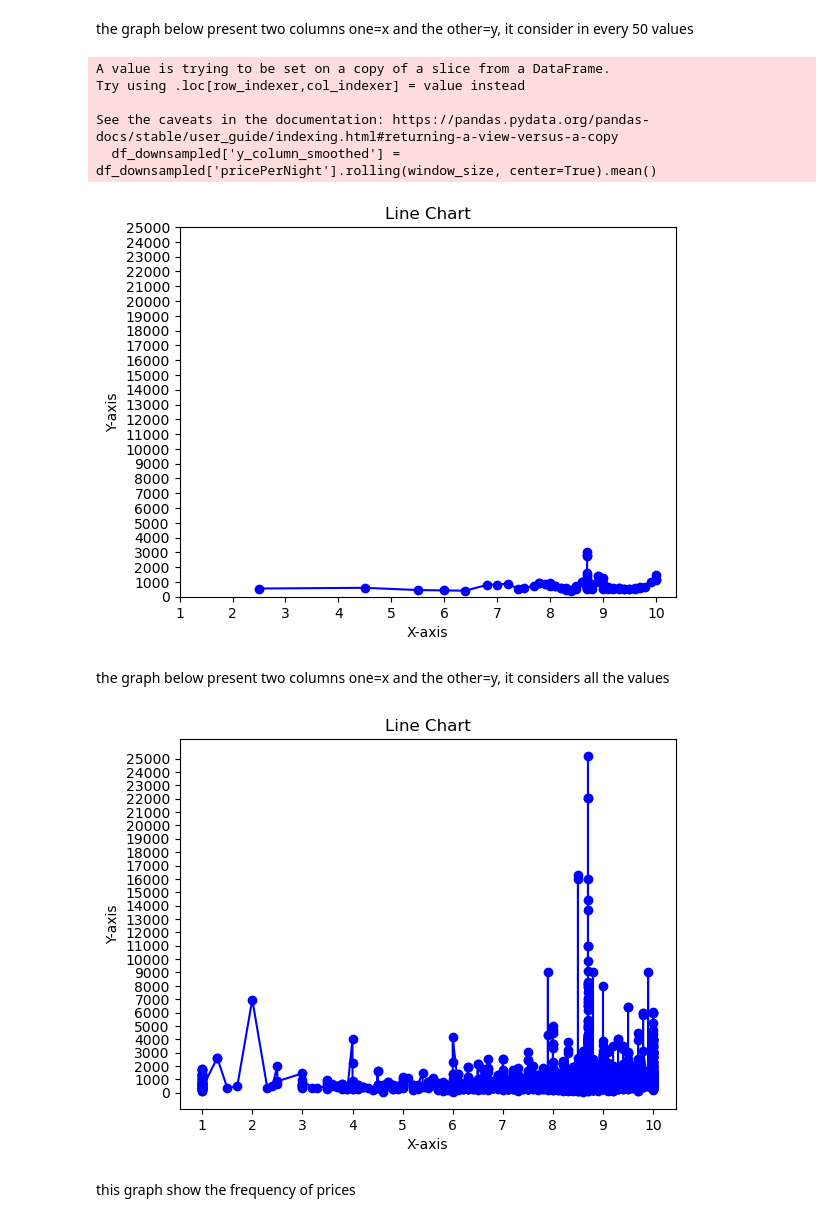
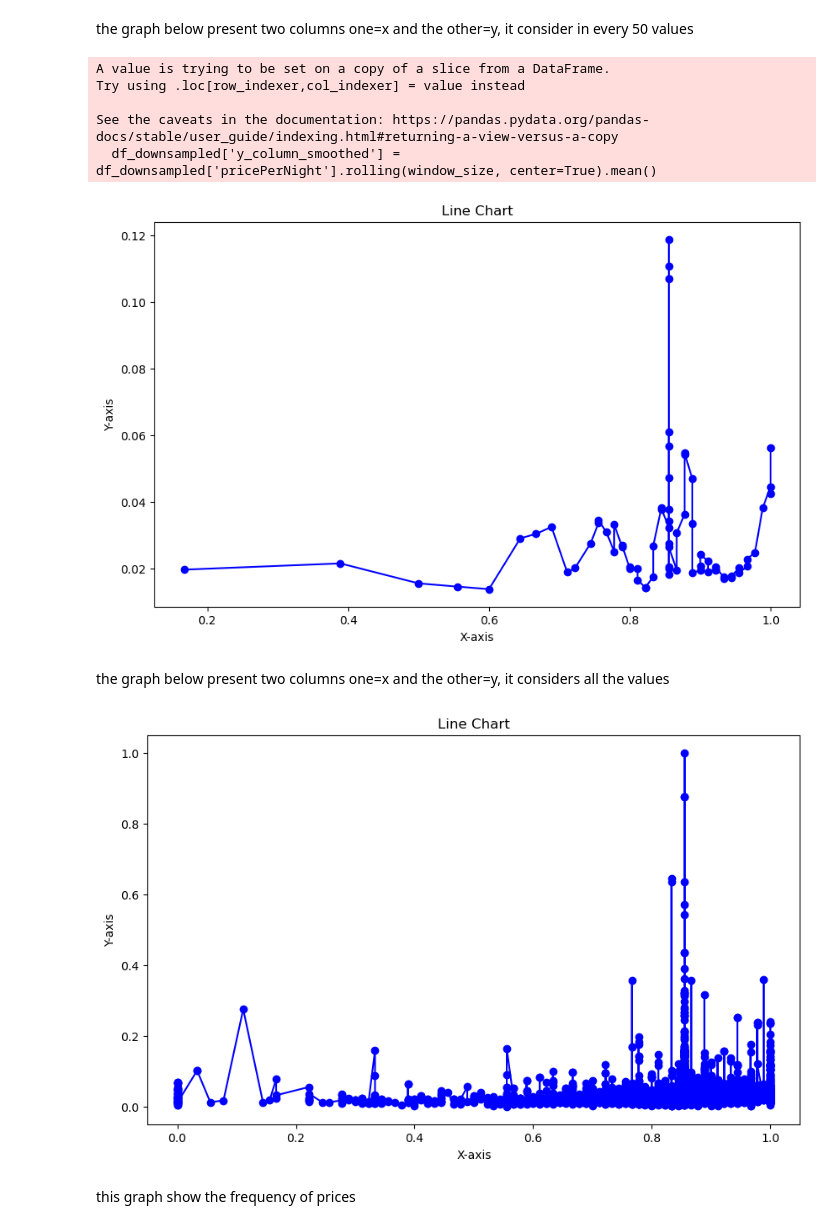
Before and after one commit to yarin-cohen02/dataScienceProject, a Jupyter notebook: project.ipynb, the cells around one changed output. Saved outputs shown, nothing was run; the diff lists cells and outputs as text; code cells hidden in the pictures.

```diff
--- a/project.ipynb
+++ b/project.ipynb
@@ -556,7 +560,7 @@ def getCityID(cityName):
     }
 
     # Send GET request to the API
-    time.sleep(1)
+    time.sleep(1.5)
     response = requests.get(url, headers=headers, params=params)
 
     # Check if the request was successful
@@ -584,7 +588,7 @@ def getCityDistance(cityID):
         print()
         return cityID
 
-    time.sleep(1)
+    time.sleep(1.5)
     url = "https://wft-geo-db.p.rapidapi.com/v1/geo/cities/54067/distance"
 
     querystring = {"fromCityId":"54067","distanceUnit":"km","toCityId":cityID}
@@ -667,0 +642,2 @@ Error: 429
+# %%
+cities = addDisTlvCol(cities)
@@ -732,0 +703,5 @@ Max Value:  [1. 1. 1. 1.]
+# %%
+columnsToScale = ["pricePerNight", "scoreGeneral", "scoreValueForMoney", "scoreLocation", "scoreClean"]
+scaler = MinMaxScaler(feature_range=(0, 1))
+
+df[columnsToScale] = scaler.fit_transform(df[columnsToScale])
@@ -745,37 +736,37 @@ the graph below present two columns one=x and the other=y, it consider in every
 df1 = df.copy()
 # Sort the dataframe based on the x-column values
 df1 = df.sort_values('scoreGeneral')
 
 # Downsample the data by selecting every nth data point
 n = 50  # Adjust the value of n as needed #means that every n  data point will be selected for plotting, while the others will be skipped
 df_downsampled = df1.iloc[::n]
 
 # Apply a moving average to smooth the y-column values
 window_size = 3  # Adjust the window size as needed
 df_downsampled['y_column_smoothed'] = df_downsampled['pricePerNight'].rolling(window_size, center=True).mean()
 
 # Plot the downsampled and smoothed data
 plt.plot(df_downsampled['scoreGeneral'], df_downsampled['y_column_smoothed'], marker='o', linestyle='-', color='blue')
 
 # Adding labels and title
 plt.xlabel('X-axis')
 plt.ylabel('Y-axis')
 plt.title('Line Chart')
 
 
-plt.xticks(range(1, 11))  # Set x-axis labels from 1 to 10
-# plt.yticks(range(1, 11))  # Set y-axis labels from 1 to 10
-plt.yticks(range(0, 25001, 1000))  # Set y-axis labels from 0 to 2500 in jumps of 500
+# plt.xticks(range(1, 11))  # Set x-axis labels from 1 to 10
+# # plt.yticks(range(1, 11))  # Set y-axis labels from 1 to 10
+# plt.yticks(range(0, 25001, 1000))  # Set y-axis labels from 0 to 2500 in jumps of 500
 
 # Displaying the plot
 plt.show()
 # %% [output]
 A value is trying to be set on a copy of a slice from a DataFrame.
 Try using .loc[row_indexer,col_indexer] = value instead
 
 See the caveats in the documentation: https://pandas.pydata.org/pandas-docs/stable/user_guide/indexing.html#returning-a-view-versus-a-copy
   df_downsampled['y_column_smoothed'] = df_downsampled['pricePerNight'].rolling(window_size, center=True).mean()
-[figure, old version]
+[figure, new version]
 # %% [markdown]
 the graph below present two columns one=x and the other=y, it considers all the values
 # %%
@@ -795,15 +786,15 @@ plt.xlabel('X-axis')
 plt.ylabel('Y-axis')
 plt.title('Line Chart')
 
-# Set custom x-axis and y-axis labels
-plt.xticks(range(1, 11))  # Set x-axis labels from 1 to 10
-# plt.yticks(range(1, 11))  # Set y-axis labels from 1 to 10
-plt.yticks(range(0, 25001, 1000))  # Set y-axis labels from 0 to 2500 in jumps of 500
+# # Set custom x-axis and y-axis labels
+# plt.xticks(range(1, 11))  # Set x-axis labels from 1 to 10
+# # plt.yticks(range(1, 11))  # Set y-axis labels from 1 to 10
+# plt.yticks(range(0, 25001, 1000))  # Set y-axis labels from 0 to 2500 in jumps of 500
 
 # Displaying the plot
 plt.show()
 # %% [output]
-[figure, old version]
+[figure, new version]
 # %% [markdown]
 this graph show the frequency of prices
 # %%
```
Also changed, not shown: parts of 22 cells of this notebook, 3 other files.
